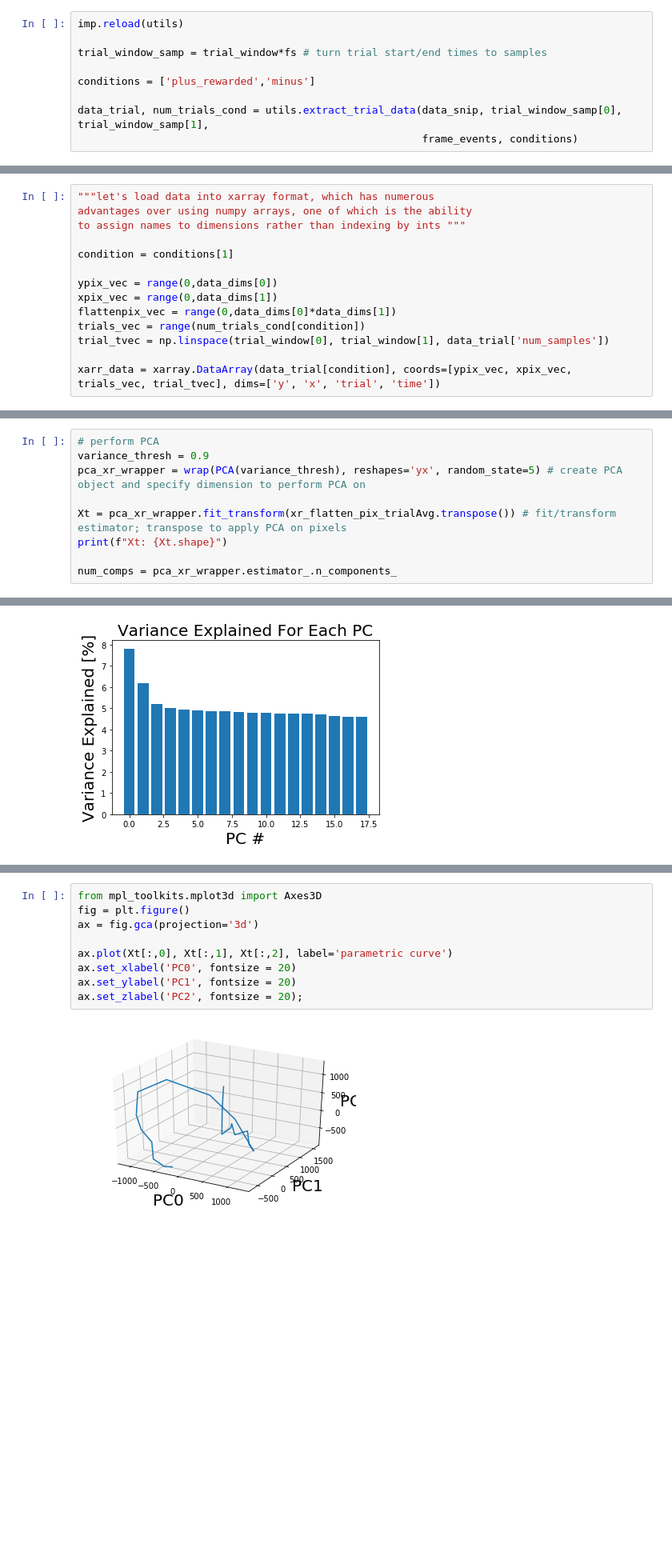
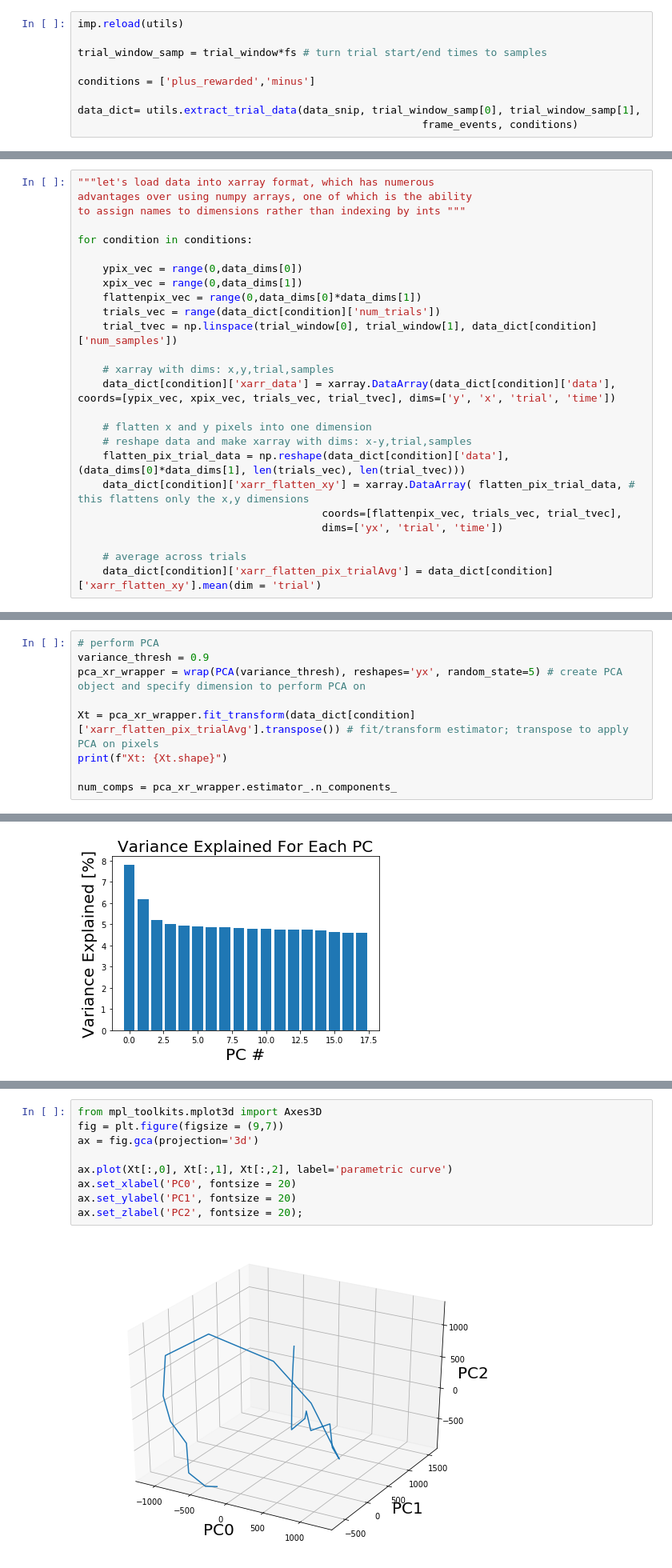
Before and after one commit to zhounapeuw/nape_tca_nn, a Jupyter notebook: tca.ipynb, the cells around one changed output, grey strips where cells are left out. Shown at 80% size. Drawn from its saved outputs; the diff is of its cells as text; blank space fills up the shorter version.

Commit message:
implemented dict for all data; updated utils.extract_trial_dict

```diff
--- a/tca.ipynb
+++ b/tca.ipynb
@@ -86,6 +86,6 @@ trial_window_samp = trial_window*fs # turn trial start/end times to samples
 
 conditions = ['plus_rewarded','minus']
 
-data_trial, num_trials_cond = utils.extract_trial_data(data_snip, trial_window_samp[0], trial_window_samp[1],
+data_dict= utils.extract_trial_data(data_snip, trial_window_samp[0], trial_window_samp[1],
                                                        frame_events, conditions)
 # %%
@@ -99,12 +99,23 @@ data_trial['minus'].shape
 advantages over using numpy arrays, one of which is the ability
 to assign names to dimensions rather than indexing by ints """
 
-condition = conditions[1]
+for condition in conditions:
 
-ypix_vec = range(0,data_dims[0])
-xpix_vec = range(0,data_dims[1])
-flattenpix_vec = range(0,data_dims[0]*data_dims[1])
-trials_vec = range(num_trials_cond[condition])
-trial_tvec = np.linspace(trial_window[0], trial_window[1], data_trial['num_samples'])
+    ypix_vec = range(0,data_dims[0])
+    xpix_vec = range(0,data_dims[1])
+    flattenpix_vec = range(0,data_dims[0]*data_dims[1])
+    trials_vec = range(data_dict[condition]['num_trials'])
+    trial_tvec = np.linspace(trial_window[0], trial_window[1], data_dict[condition]['num_samples'])
 
-xarr_data = xarray.DataArray(data_trial[condition], coords=[ypix_vec, xpix_vec, trials_vec, trial_tvec], dims=['y', 'x', 'trial', 'time'])
+    # xarray with dims: x,y,trial,samples
+    data_dict[condition]['xarr_data'] = xarray.DataArray(data_dict[condition]['data'], coords=[ypix_vec, xpix_vec, trials_vec, trial_tvec], dims=['y', 'x', 'trial', 'time'])
+
+    # flatten x and y pixels into one dimension
+    # reshape data and make xarray with dims: x-y,trial,samples
+    flatten_pix_trial_data = np.reshape(data_dict[condition]['data'], (data_dims[0]*data_dims[1], len(trials_vec), len(trial_tvec)))
+    data_dict[condition]['xarr_flatten_xy'] = xarray.DataArray( flatten_pix_trial_data, # this flattens only the x,y dimensions
+                                       coords=[flattenpix_vec, trials_vec, trial_tvec],
+                                       dims=['yx', 'trial', 'time'])
+
+    # average across trials
+    data_dict[condition]['xarr_flatten_pix_trialAvg'] = data_dict[condition]['xarr_flatten_xy'].mean(dim = 'trial')
@@ -138,7 +126,7 @@ Coordinates:
 variance_thresh = 0.9
 pca_xr_wrapper = wrap(PCA(variance_thresh), reshapes='yx', random_state=5) # create PCA object and specify dimension to perform PCA on
 
-Xt = pca_xr_wrapper.fit_transform(xr_flatten_pix_trialAvg.transpose()) # fit/transform estimator; transpose to apply PCA on pixels
+Xt = pca_xr_wrapper.fit_transform(data_dict[condition]['xarr_flatten_pix_trialAvg'].transpose()) # fit/transform estimator; transpose to apply PCA on pixels
 print(f"Xt: {Xt.shape}")
 
 num_comps = pca_xr_wrapper.estimator_.n_components_
@@ -181,14 +167,14 @@ for idx, trial_dat in enumerate(xarr_flatten_xy):
 # %%
 from mpl_toolkits.mplot3d import Axes3D
-fig = plt.figure()
+fig = plt.figure(figsize = (9,7))
 ax = fig.gca(projection='3d')
 
 ax.plot(Xt[:,0], Xt[:,1], Xt[:,2], label='parametric curve')
 ax.set_xlabel('PC0', fontsize = 20)
 ax.set_ylabel('PC1', fontsize = 20)
 ax.set_zlabel('PC2', fontsize = 20);
 # %% [output]
-[figure, old version]
+[figure, new version]
 # %% [markdown]
 ### Let's check out the PCA estimator attributes
 # %%
```
Also changed, not shown: parts of 10 cells of this notebook, 1 other file.
